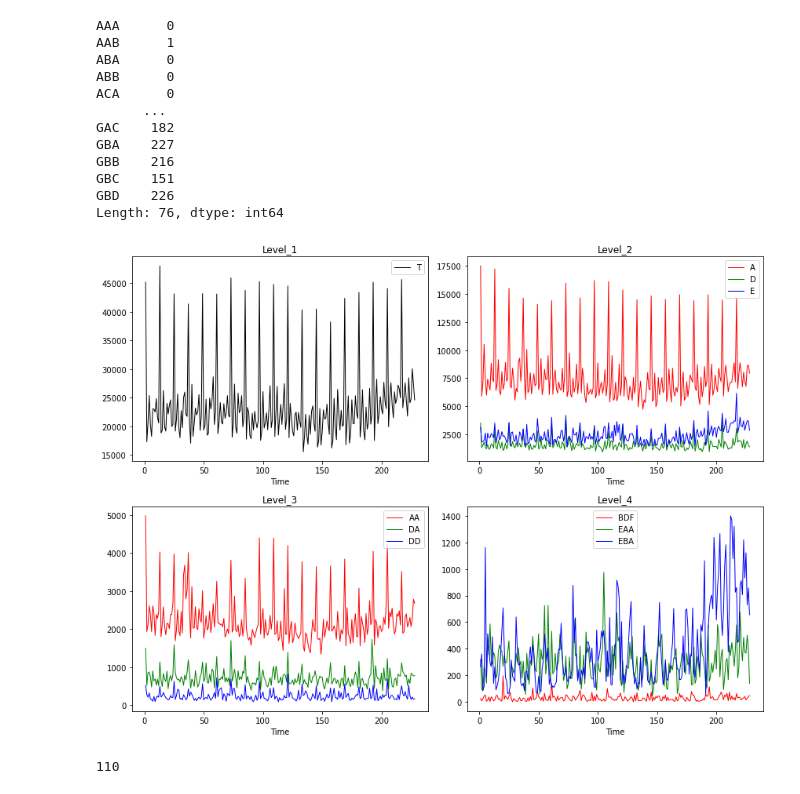
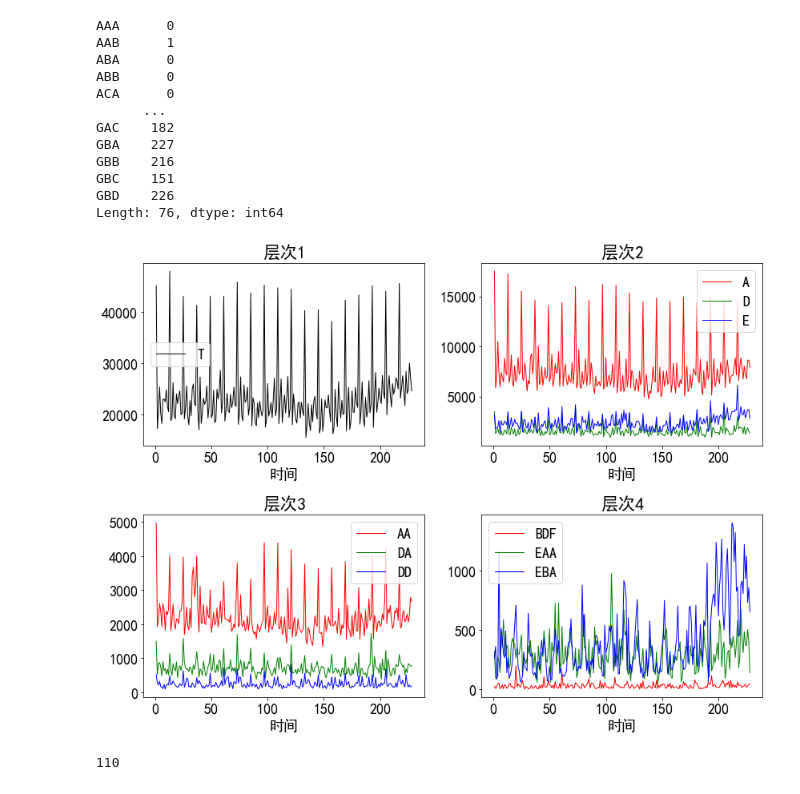
Before and after one commit to zero000000000000000/Probabilistic_Hierarchical_Forecast, a Jupyter notebook: experiment/EDA/Tourism.ipynb, the cells around one changed output. Saved outputs shown, nothing was run; the diff lists cells and outputs as text; code cells hidden in the pictures.

```diff
--- a/experiment/EDA/Tourism.ipynb
+++ b/experiment/EDA/Tourism.ipynb
@@ -255,42 +255,51 @@ random.seed(10)
 l1 = random.sample(level_1,3)
 l2 = random.sample(level_2,3)
 l3 = random.sample(level_3,3)
 l1.sort()
 l2.sort()
 l3.sort()
+
+config = {
+    "font.family": 'serif',
+    "font.size": 18,
+    "mathtext.fontset": 'stix',
+    "font.serif": ['SimHei'],
+}
+plt.rcParams.update(config)
+
 x = [i for i in range(1,229)]
 
 fig,axs = plt.subplots(2,2,figsize = (12,9))
 axs[0,0].plot(x,new_data['T'],label='T',color='black',linewidth=1)
 axs[0,0].legend()
-axs[0,0].set_title('Level_1')
-axs[0,0].set_xlabel('Time')
+axs[0,0].set_title('层次1')
+axs[0,0].set_xlabel('时间')
 
 colors = ['red','green','blue']
 for i in range(3):
     axs[0,1].plot(x,new_data[l1[i]],label=l1[i],color=colors[i],linewidth=1)
 axs[0,1].legend()
-axs[0,1].set_title('Level_2')
-axs[0,1].set_xlabel('Time')
+axs[0,1].set_title('层次2')
+axs[0,1].set_xlabel('时间')
 
 for i in range(3):
     axs[1,0].plot(x,new_data[l2[i]],label=l2[i],color=colors[i],linewidth=1)
 axs[1,0].legend()
-axs[1,0].set_title('Level_3')
-axs[1,0].set_xlabel('Time')
+axs[1,0].set_title('层次3')
+axs[1,0].set_xlabel('时间')
 
 for i in range(3):
     axs[1,1].plot(x,new_data[l3[i]],label=l3[i],color=colors[i],linewidth=1)
 axs[1,1].legend()
-axs[1,1].set_title('Level_4')
-axs[1,1].set_xlabel('Time')
+axs[1,1].set_title('层次4')
+axs[1,1].set_xlabel('时间')
 
 plt.tight_layout()
 
 plt.savefig('../Plot_new/Tourism/plot_data.png')
 plt.show()
 # %% [output]
-[figure, old version]
+[figure, new version]
 # %%
 from_list = []
 to_list = []
```
Also changed, not shown: 31 other files.
